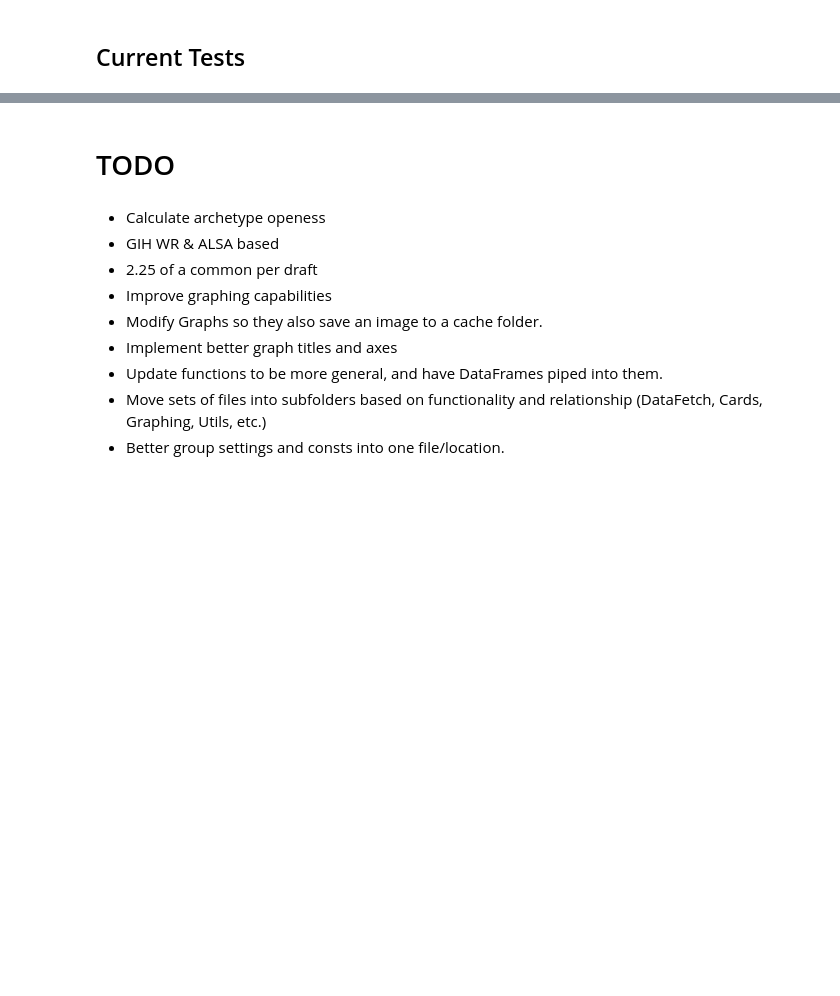
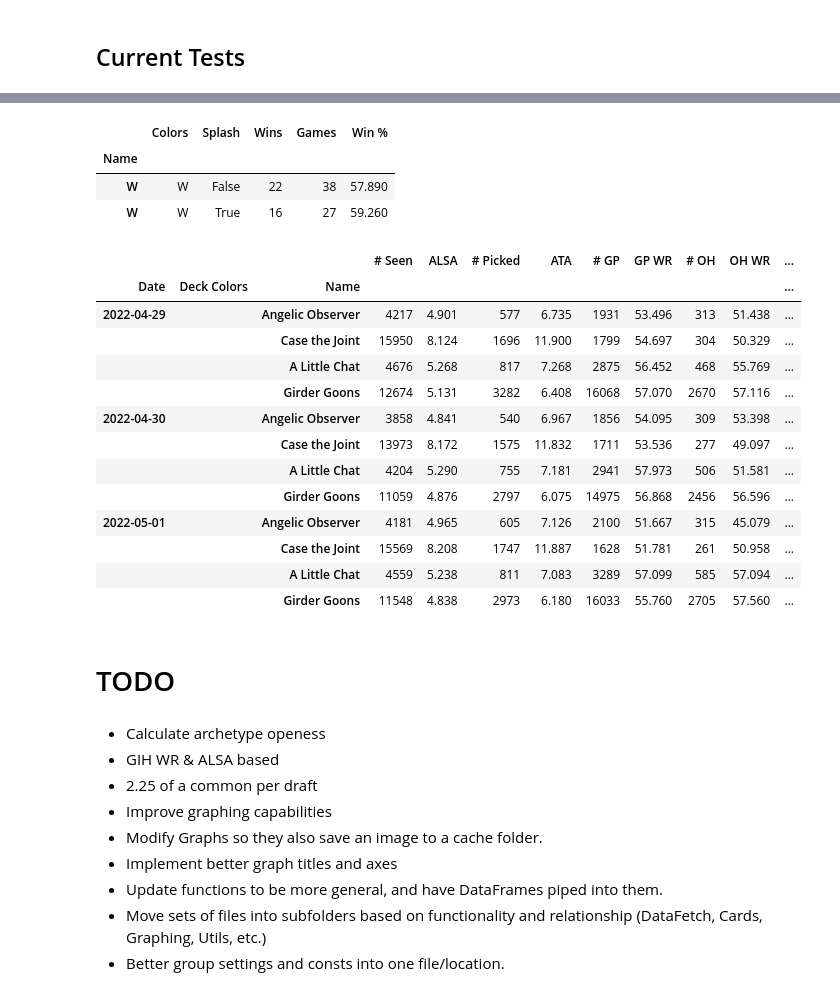
Before and after one commit to ZacharyMN709/DraftMetaReporter, a Jupyter notebook: Scratch.ipynb, the cells around one changed output, grey strips where cells are left out. Cells and saved outputs as stored; diff of their text form; code cells hidden in the pictures; blank space fills up the shorter version.

Commit message:
Implementing date and color slicing helpers in Framed Data. Added test for the new functions in TestDataFetching.py.

```diff
--- a/Scratch.ipynb
+++ b/Scratch.ipynb
@@ -583,39 +501,0 @@ slice('Angelic Observer', 'Celebrity Fencer', None)
-# %%
-from WUBRG import get_color_identity, color_compare_key
-from WUBRG.funcs import color_compare
-
-@functools.singledispatch
-def get_color_slice(arg):
-    return arg
-
-
-@get_color_slice.register(type(None))
-def _get_color_slice_none(val):
-    return slice(val)
-
-@get_color_slice.register(str)
-def _get_color_slice_string(val):
-    return [get_color_identity(val)]
-
-
-@get_color_slice.register(set)
-def _get_color_slice_set(val):
-    return sorted([get_color_identity(color) for color in val], key=color_compare_key)
-
-@get_color_slice.register(list)
-@get_color_slice.register(dict)
-def _get_color_slice_iterable(val):
-    return _get_color_slice_set({color for color in val})
-
-
-@get_color_slice.register(tuple)
-def _get_color_slice_range(val):
-    if len(val) == 2:
-        col1 = get_color_identity(val[0])
-        col2 = get_color_identity(val[1])
-        if color_compare(col2, col1) == 1:
-            return slice(col1, col2)
-        else:
-            return slice(col2, col1)
-    else:
-        return _get_color_slice_iterable(val)
@@ -684,0 +550,7 @@ set_data.BO1.DATA.CARD_SUMMARY_FRAME.loc(axis=0)[pd.IndexSlice[get_color_slice(N
+# %%
+set_data.BO1.DATA.SINGLE_ARCHETYPE_SUMMARY_FRAME.loc[['W']]
+# %% [output]
+|  | Colors | Splash | Wins | Games | Win % |
+| Name |  |  |  |  |  |
+| W | W | False | 22 | 38 | 57.890 |
+| W | W | True | 16 | 27 | 59.260 |
@@ -684,0 +559,17 @@ set_data.BO1.DATA.CARD_SUMMARY_FRAME.loc(axis=0)[pd.IndexSlice[get_color_slice(N
+# %%
+set_data.BO1.DATA.CARD_HISTORY_FRAME.loc[slice('2022-04-29', '2022-05-01'), get_color_slice(''), get_name_slice({'Girder Goons', 'Angelic Observer', 'A Little Chat', 'Case the Joint'})]
+# %% [output]
+|  |  |  | # Seen | ALSA | # Picked | ATA | # GP | GP WR | # OH | OH WR | ... |
+| Date | Deck Colors | Name |  |  |  |  |  |  |  |  | ... |
+| 2022-04-29 |  | Angelic Observer | 4217 | 4.901 | 577 | 6.735 | 1931 | 53.496 | 313 | 51.438 | ... |
+|  |  | Case the Joint | 15950 | 8.124 | 1696 | 11.900 | 1799 | 54.697 | 304 | 50.329 | ... |
+|  |  | A Little Chat | 4676 | 5.268 | 817 | 7.268 | 2875 | 56.452 | 468 | 55.769 | ... |
+|  |  | Girder Goons | 12674 | 5.131 | 3282 | 6.408 | 16068 | 57.070 | 2670 | 57.116 | ... |
+| 2022-04-30 |  | Angelic Observer | 3858 | 4.841 | 540 | 6.967 | 1856 | 54.095 | 309 | 53.398 | ... |
+|  |  | Case the Joint | 13973 | 8.172 | 1575 | 11.832 | 1711 | 53.536 | 277 | 49.097 | ... |
+|  |  | A Little Chat | 4204 | 5.290 | 755 | 7.181 | 2941 | 57.973 | 506 | 51.581 | ... |
+|  |  | Girder Goons | 11059 | 4.876 | 2797 | 6.075 | 14975 | 56.868 | 2456 | 56.596 | ... |
+| 2022-05-01 |  | Angelic Observer | 4181 | 4.965 | 605 | 7.126 | 2100 | 51.667 | 315 | 45.079 | ... |
+|  |  | Case the Joint | 15569 | 8.208 | 1747 | 11.887 | 1628 | 51.781 | 261 | 50.958 | ... |
+|  |  | A Little Chat | 4559 | 5.238 | 811 | 7.083 | 3289 | 57.099 | 585 | 57.094 | ... |
+|  |  | Girder Goons | 11548 | 4.838 | 2973 | 6.180 | 16033 | 55.760 | 2705 | 57.560 | ... |
```
Also changed, not shown: parts of 44 cells of this notebook, 7 other files.
